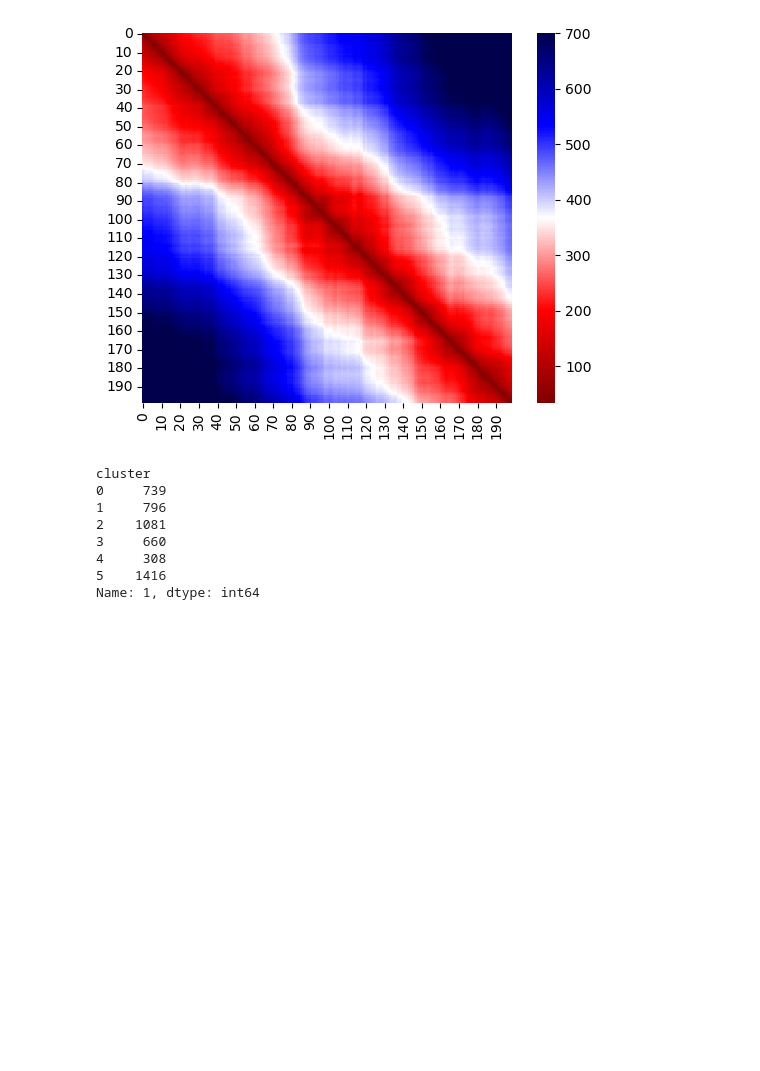
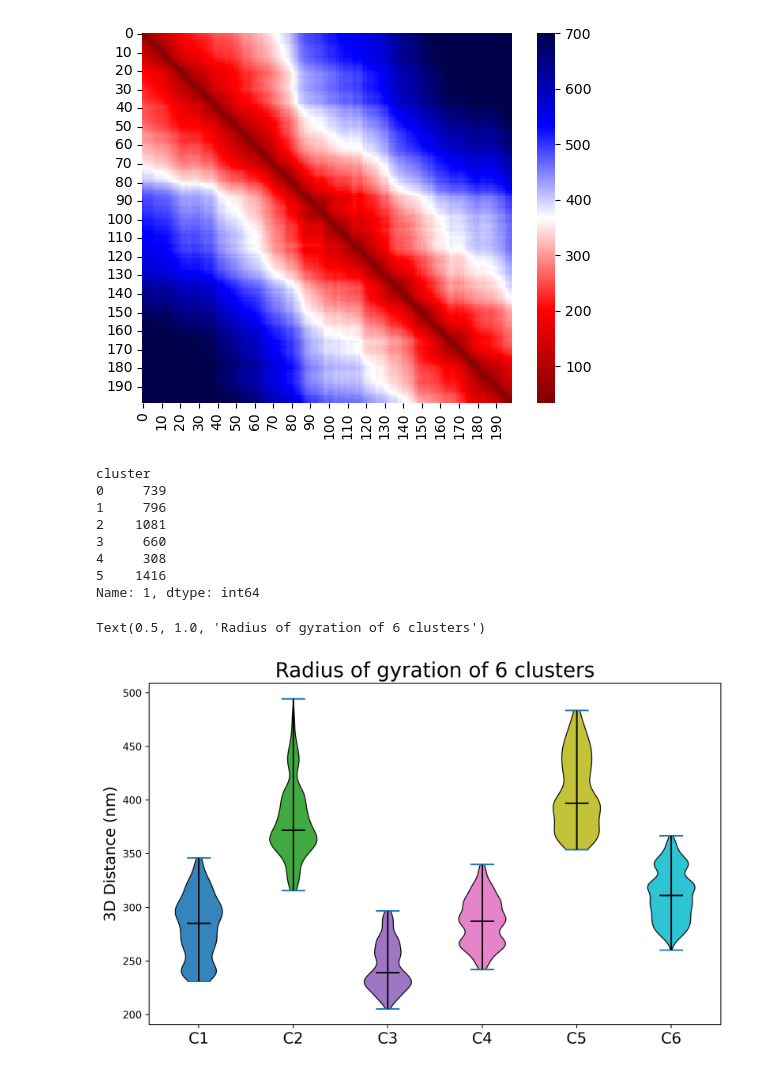
Before and after one commit to ldu3/ChromPolymerDB_tutorial, a Jupyter notebook: scr/clustering.ipynb, the cells around one changed output. Drawn from its saved outputs; the diff is of its cells as text; code cells hidden in the pictures; blank space fills up the shorter version.

```diff
--- a/scr/clustering.ipynb
+++ b/scr/clustering.ipynb
@@ -202,6 +224,7 @@ df_features['cluster'] = clusters
 # plot the average distance heatmap of each cluster
 for i in range(n_clusters):
     print('Cluster:',i)
+    plt.figsize=(5, 5)
     sns.heatmap(series_to_matrix(df_features[df_features['cluster']==i].iloc[:,:-1].mean()),cmap = 'seismic_r', vmax=700, square=True , xticklabels = 10,yticklabels = 10)
     plt.show()
 # %% [output]
@@ -229,3 +252,41 @@ cluster
 4     308
 5    1416
 Name: 1, dtype: int64
+# %%
+Rg_list1 = get_Rg_list(0)
+Rg_list2 = get_Rg_list(1)
+Rg_list3 = get_Rg_list(2)
+Rg_list4 = get_Rg_list(3)
+Rg_list5 = get_Rg_list(4)
+Rg_list6 = get_Rg_list(5)
+
+data = [Rg_list1, Rg_list2, Rg_list3, Rg_list4, Rg_list5, Rg_list6]
+# Create the violin plot
+plt.figure(figsize=(10, 6),dpi=350)
+vparts = plt.violinplot(data, showmedians=True)  # Use showmedians to highlight the median for each dataset
+
+# Get the "tab10" colormap.
+cmap = plt.get_cmap('tab10', num_unique)
+
+# Loop over each violin body and set its color.
+for i, body in enumerate(vparts["bodies"]):
+    body.set_facecolor(cmap(i))
+    body.set_edgecolor("black")
+    body.set_alpha(0.9)
+vparts["cmedians"].set_color("black")
+vparts["cmedians"].set_linewidth(1.5)
+
+# Set extrema bars (LineCollection) to black as well
+vparts["cbars"].set_color("black")
+vparts["cbars"].set_linewidth(1.5)
+
+# Customize x-axis tick labels
+plt.xticks(range(1, 7), ['C1', 'C2', 'C3', 'C4', 'C5','C6'],fontsize=15)
+
+# Add titles and axis labels
+plt.xlabel("")
+plt.ylabel("3D Distance (nm)",fontsize=15)
+plt.title("Radius of gyration of 6 clusters",fontsize=20)
+# %% [output]
+Text(0.5, 1.0, 'Radius of gyration of 6 clusters')
+[figure, added]
```
Also changed, not shown: parts of 1 cell of this notebook, 2 other files.
